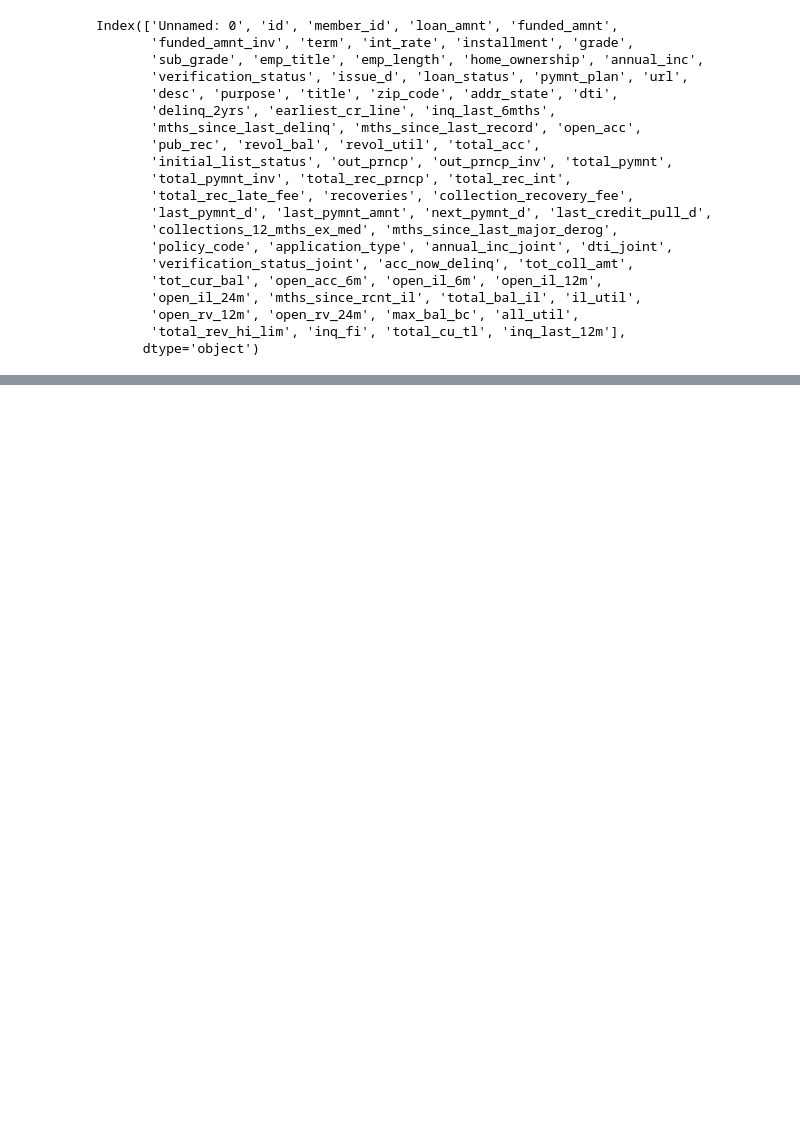
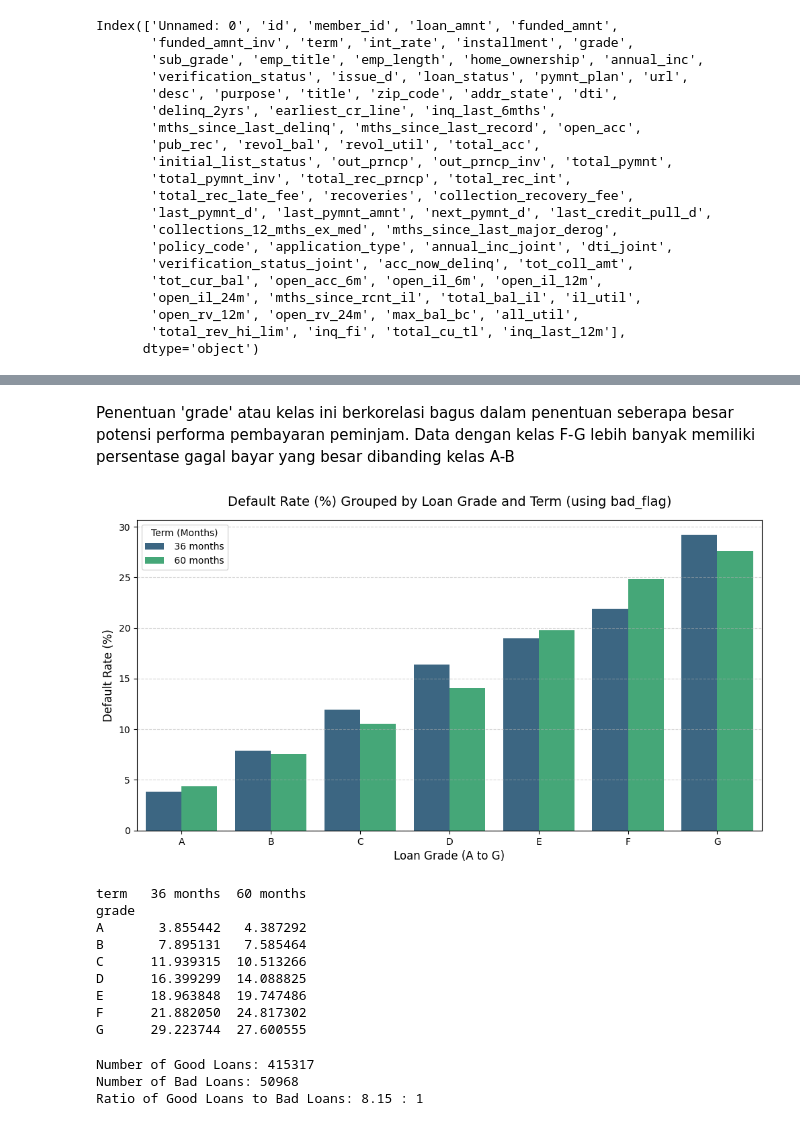
Before and after one commit to rfaoktvian/ChurnPrediction, a Jupyter notebook: notebooks/01_model_development.ipynb, the cells around one changed output, grey strips where cells are left out. Saved outputs shown, nothing was run; the diff lists cells and outputs as text; code cells hidden in the pictures; blank space fills up the shorter version.

Commit message:
feat(notebooks): add an exploratory data analysis

```diff
--- a/notebooks/01_model_development.ipynb
+++ b/notebooks/01_model_development.ipynb
@@ -115,0 +226,46 @@ Index(['Unnamed: 0', 'id', 'member_id', 'loan_amnt', 'funded_amnt',
+# %% [markdown]
+Penentuan 'grade' atau kelas ini berkorelasi bagus dalam penentuan seberapa besar potensi performa pembayaran peminjam. Data dengan kelas F-G lebih banyak memiliki persentase gagal bayar yang besar dibanding kelas A-B
+# %%
+bad_status = ['Charged Off', 'Default', 'Does not meet the credit policy. Status:Charged Off', 'Late (31-120 days)']
+df['is_default'] = np.where(df['loan_status'].isin(bad_status), 1, 0)
+# %%
+pattern_df_bad_flag = df.groupby(['term', 'grade'])['is_default'].mean().reset_index()
+pattern_df_bad_flag['default_rate_%'] = pattern_df_bad_flag['is_default'] * 100
+
+plt.figure(figsize=(12, 6))
+sns.barplot(data=pattern_df_bad_flag, x='grade', y='default_rate_%', hue='term', palette='viridis')
+plt.title('Default Rate (%) Grouped by Loan Grade and Term (using bad_flag)', fontsize=14, pad=15)
+plt.xlabel('Loan Grade (A to G)', fontsize=12)
+plt.ylabel('Default Rate (%)', fontsize=12)
+plt.legend(title='Term (Months)')
+plt.grid(axis='y', linestyle='--', alpha=0.5)
+
+plt.show()
+print(pattern_df_bad_flag.pivot(index='grade', columns='term', values='default_rate_%'))
+# %% [output]
+[figure, added]
+term   36 months  60 months
+grade
+A       3.855442   4.387292
+B       7.895131   7.585464
+C      11.939315  10.513266
+D      16.399299  14.088825
+E      18.963848  19.747486
+F      21.882050  24.817302
+G      29.223744  27.600555
+# %%
+bad_loan_count = df['is_default'].sum()
+good_loan_count = len(df) - bad_loan_count
+
+print(f"Number of Good Loans: {good_loan_count}")
+print(f"Number of Bad Loans: {bad_loan_count}")
+
+if bad_loan_count > 0:
+    ratio = good_loan_count / bad_loan_count
+    print(f"Ratio of Good Loans to Bad Loans: {ratio:.2f} : 1")
+else:
+    print("There are no bad loans in the dataset.")
+# %% [output]
+Number of Good Loans: 415317
+Number of Bad Loans: 50968
+Ratio of Good Loans to Bad Loans: 8.15 : 1
```
Also changed, not shown: parts of 22 cells of this notebook.
